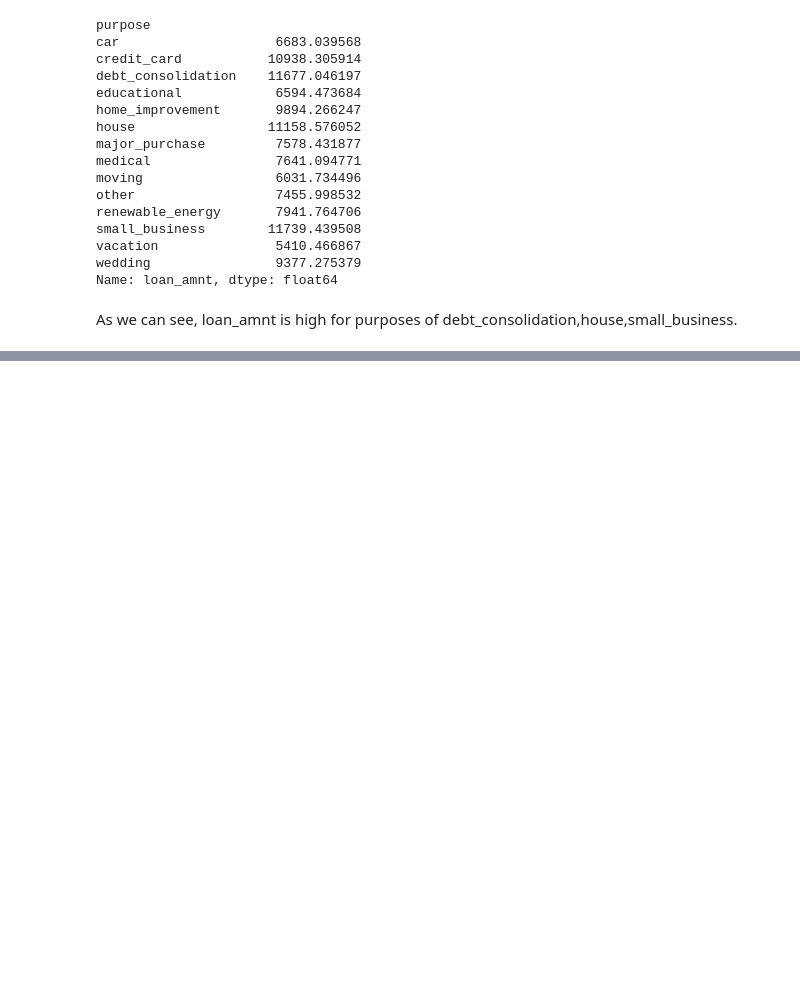
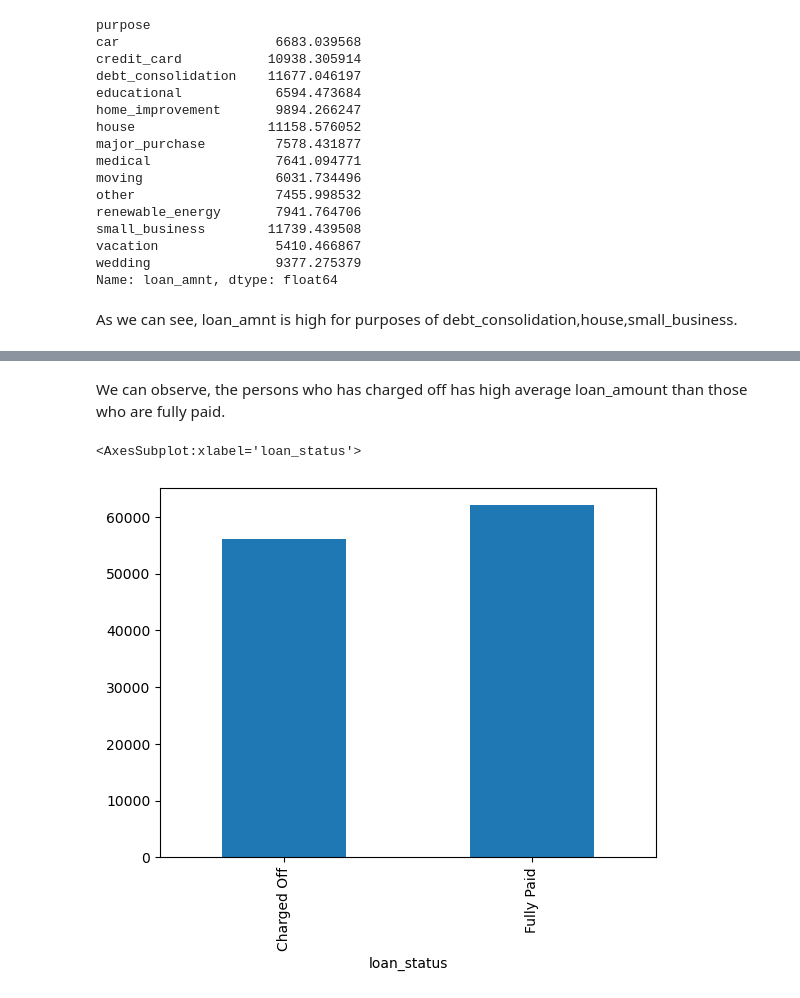
Before and after one commit to shivasaibondugula/LendingClub, a Jupyter notebook: shiva_sai_bondugula.ipynb, the cells around one changed output, grey strips where cells are left out. Drawn from its saved outputs; the diff is of its cells as text; code cells hidden in the pictures; blank space fills up the shorter version.

```diff
--- a/shiva_sai_bondugula.ipynb
+++ b/shiva_sai_bondugula.ipynb
@@ -839,0 +855,7 @@ As we can see, loan_amnt is high for purposes of debt_consolidation,house,small_
+# %% [markdown]
+We can observe, the persons who has charged off has high average loan_amount than those who are fully paid.
+# %%
+loan_data.groupby(by="loan_status")["annual_inc"].mean().plot.bar()
+# %% [output]
+<AxesSubplot:xlabel='loan_status'>
+[figure, added]
```
Also changed, not shown: parts of 22 cells of this notebook.
